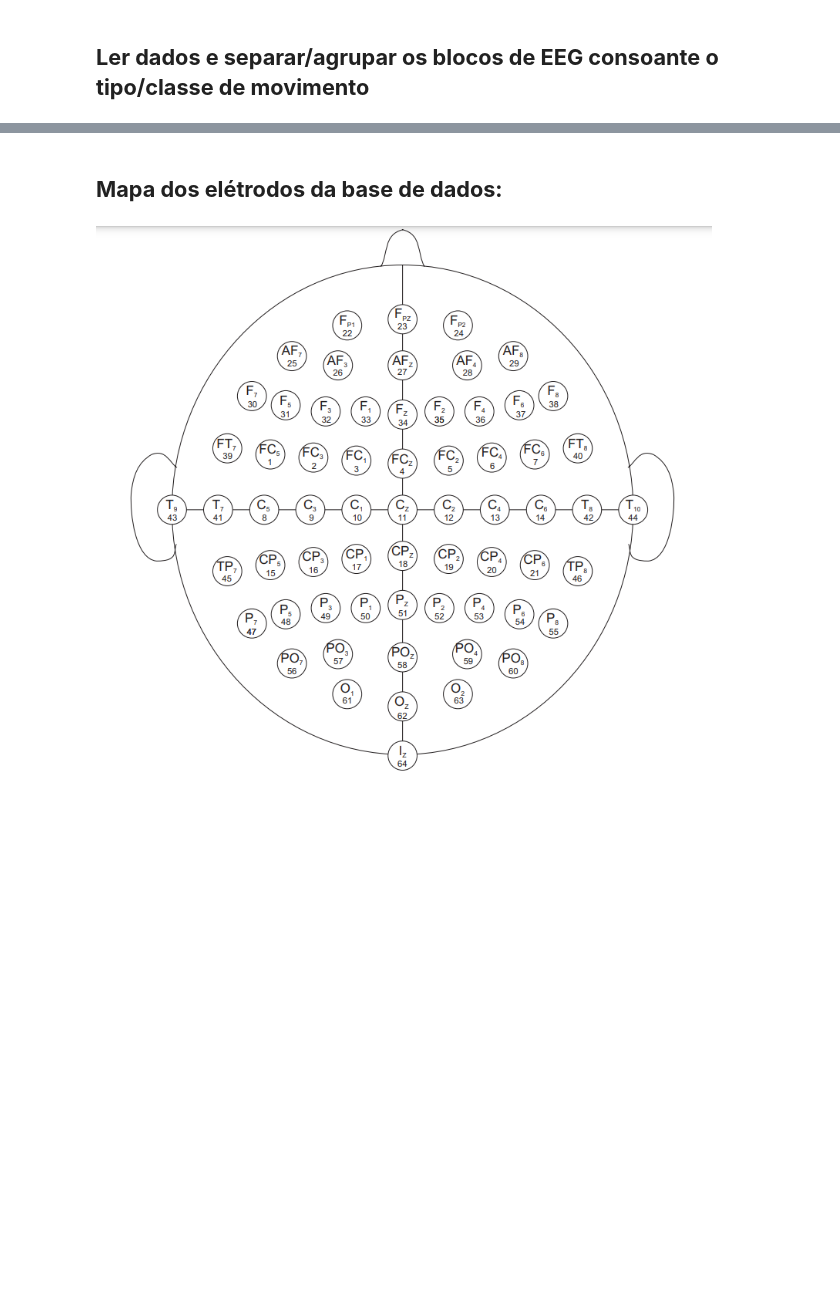
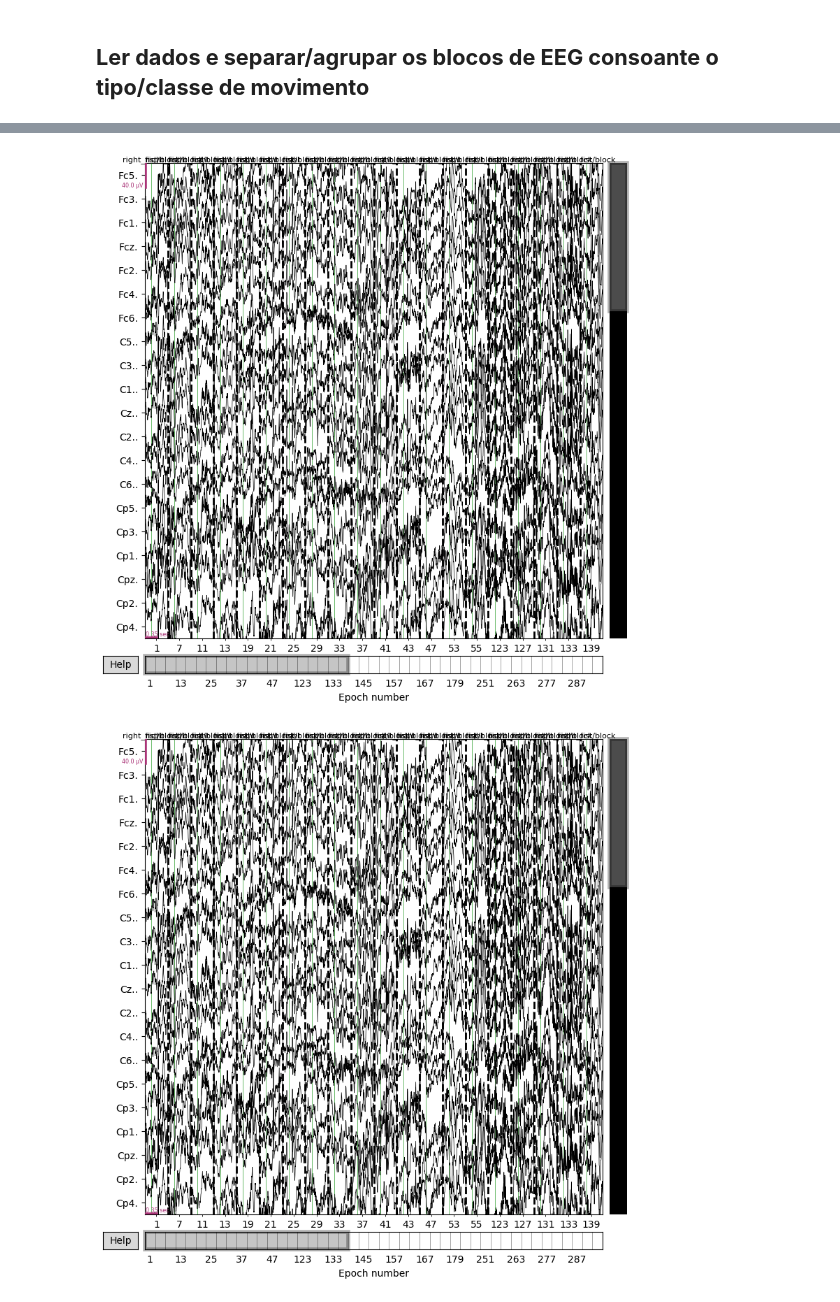
Before and after one commit to MiguelRochaBE/MotorImagery-BCI, a Jupyter notebook: MI_BCI_DatasetAnalysis.ipynb, the cells around one changed output, grey strips where cells are left out. Cells and saved outputs as stored; diff of their text form; code cells hidden in the pictures; blank space fills up the shorter version.

```diff
--- a/MI_BCI_DatasetAnalysis.ipynb
+++ b/MI_BCI_DatasetAnalysis.ipynb
@@ -54,8 +74,6 @@ import mne
 ## **Ler dados e separar/agrupar os blocos de EEG consoante o tipo/classe de movimento**
 # %%
 def load_subject_data(subject, datafiles):
-
-  mne.set_log_level('WARNING') #  Suprimir os logs das funções da biblioteca
 
   '''
   Descrição dos eventos:
@@ -86,11 +104,13 @@ def load_subject_data(subject, datafiles):
 
   for count, trial  in enumerate(trials):
     if count > 1: # Avança os dois primeiros trials correspondentes ao rest
-      data = mne.io.read_raw_edf(trial, preload = True) # Dados EEG para um trial específico. 'Preload=True' serve para colocar o ficheiro na memória e não apenas referenciá-lo no diretório
+      raw_data = mne.io.read_raw_edf(trial, preload = True) # Dados EEG para um trial específico. 'Preload=True' serve para colocar o ficheiro na memória e não apenas referenciá-lo no diretório
 
-      ch_names = data.ch_names # Elétrodos
-      fs =  data.info.get('sfreq') # Frequência de amostragem
-      annotations = data.annotations # Variável que contém os dados no tempo relativos aos blocos de movimentos executados
+      filtered_data = raw_data.copy().filter(fmin, fmax, fir_design=filter_design, skip_by_annotation=ska) # Filtrar os dados
+
+      ch_names = filtered_data.ch_names # Elétrodos
+      fs =  filtered_data.info.get('sfreq') # Frequência de amostragem
+      annotations = filtered_data.annotations # Variável que contém os dados no tempo relativos aos blocos de movimentos executados
 
       trial_type1 = [3, 4, 7, 8, 11, 12]
       trial_type2 = [5, 6, 9, 10, 13, 14]
@@ -108,11 +128,11 @@ def load_subject_data(subject, datafiles):
       else:
         event_ids = {'T0': 1} # Dois primeiros trials de EEG
 
-      events = mne.events_from_annotations(data, event_id = event_ids) # Variável eventos: Retorna 3 colunas [Indice da amostra onde começa o bloco, Trigger, Tipo de movimento (label)]
+      events = mne.events_from_annotations(filtered_data, event_id = event_ids) # Variável eventos: Retorna 3 colunas [Indice da amostra onde começa o bloco, Trigger, Tipo de movimento (label)]
 
       # Agrupamento dos blocos do mesmo id (epoching)
 
-      epochs = mne.Epochs(data, events[0], event_id = epoch_event_ids, baseline = None, preload = True)
+      epochs = mne.Epochs(filtered_data, events[0], event_id = epoch_event_ids, baseline = None, preload = True)
 
       #Contagem to tipo de eventos para verificar se há perda de informação durante a concatenação
 
@@ -126,7 +146,7 @@ def load_subject_data(subject, datafiles):
 
       if count == len(trials)-1:
         print("------------------------- Dados do último ficheiro lido -------------------------")
-        print("\nInfo dos dados: ", data.info)
+        print("\nInfo dos dados: ", raw_data.info)
         print("\nElétrodos: ", ch_names)
         print("\nAnotações: ", annotations.description)
         print("\nEventos: ", events)
@@ -135,7 +155,7 @@ def load_subject_data(subject, datafiles):
 
         figure = mne.viz.plot_events(events[0]) # Gráfico dos eventos
         print("\n")
-        data.plot(events=events[0]) # Plot dos dados com a speraração dos eventos
+        filtered_data.plot(events=events[0]) # Plot dos dados com a speraração dos eventos
 
       all_trials.append(epochs)
 
@@ -169,7 +204,19 @@ subject_epochs["right_fist"].plot_image(picks=[8])
 dt = subject_epochs.to_data_frame()
 print(dt.columns)
 print("\n",dt)
-# %% [markdown]
-## **Mapa dos elétrodos da base de dados:**
-# %% [markdown]
-![Dataset_topographicMap.png](embedded-picture-1)
+# %%
+umcaso = mne.pick_events(events=subject_epochs.events)
+subject_epochs['right_fist'].plot(events=umcaso, event_id=subject_epochs.event_id) #são 45 treinos
+
+#print(subject_epochs['right_fist'][])
+#(Talvez excluir os elétrodos que não vamos usar; não sei como.)
+
+#Com isto, conseguimos ver cada epoch de cada movimento nos 64 elétrodos. Supostamente, com os 45 epochs, podíamos usá-los para fazer cross-validation.
+#Mas como é que pegamos neles para fazer isso? Não são arrays numéricos, ou são? Se fossem, usando o sklearn não seria difícil ensinar.
+#(A resposta deve ser simples, eu é que não sou muito experiente.)
+#Outra questão: que modelo de treino usamos? Logistic Regression?
+#Outra questão: na cross-validation, concatenam-se os 45 epochs (subject_epochs['right_fist'] em vez de subject_epochs['right_fist'][i])?
+#Assinado: Samuel Neves.
+# %% [output]
+[figure, added]
+[figure, added]
```
Also changed, not shown: parts of 6 cells of this notebook.
